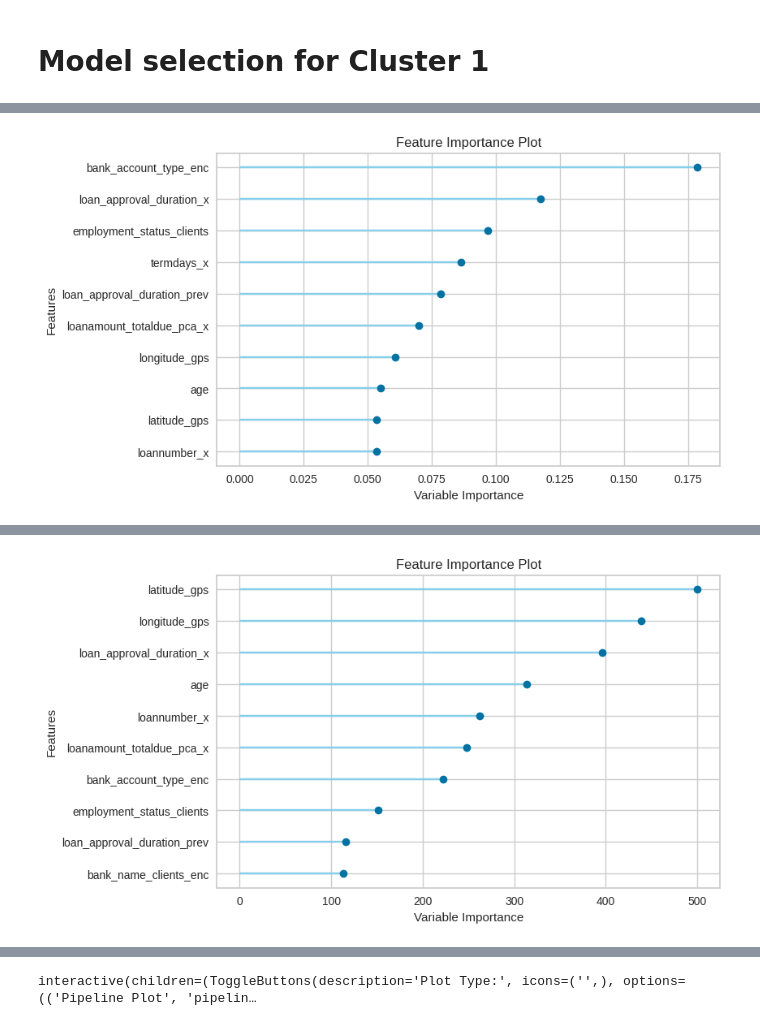
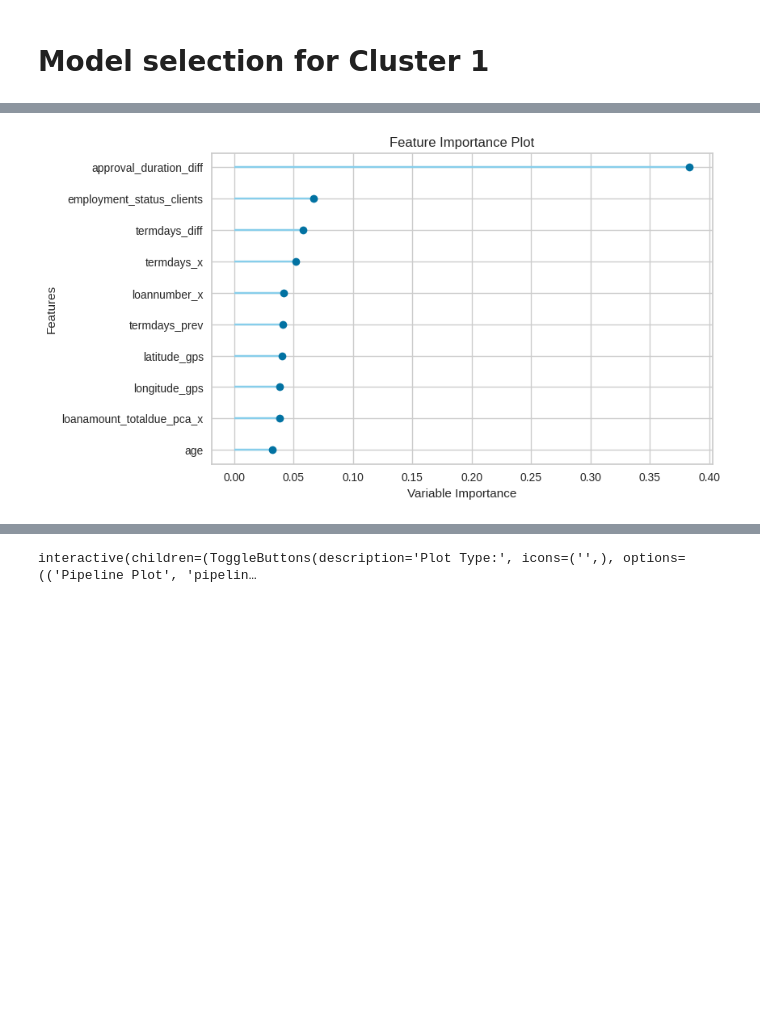
Before and after one commit to ghisford/Machine_learning, a Jupyter notebook: Copy_of_loan_defaulters.ipynb, the cells around one changed output, grey strips where cells are left out. Drawn from its saved outputs; the diff is of its cells as text; code cells hidden in the pictures; blank space fills up the shorter version.

```diff
--- a/Copy_of_loan_defaulters.ipynb
+++ b/Copy_of_loan_defaulters.ipynb
@@ -858,0 +1212,3 @@ lightgbm = create_model('lightgbm', num_leaves= 31)
+# %%
+best_model_1 = create_model(best)
+# best_model_1 = create_model('rf')
@@ -859,6 +1232,6 @@ lightgbm = create_model('lightgbm', num_leaves= 31)
 # %%
-plot_model(xgboost, plot = 'feature')
-plot_model(lightgbm, plot = 'feature')
+plot_model(best_model_1, plot = 'feature')
+# plot_model(lightgbm, plot = 'feature')
 # %% [output]
 [interactive output not drawn]
-[figure, old version]
+[figure, new version]
@@ -866,4 +1238,3 @@ plot_model(lightgbm, plot = 'feature')
-[figure, removed]
 # %%
 # define tuning grid
 dt_grid = {'max_depth' : [None, 2, 4, 6, 8, 10, 12,15,18,21]}
```
Also changed, not shown: parts of 160 cells of this notebook.
